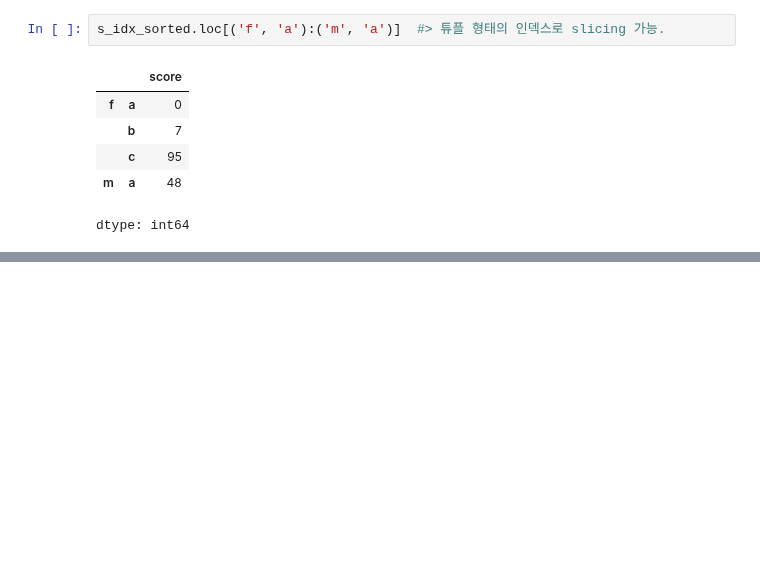
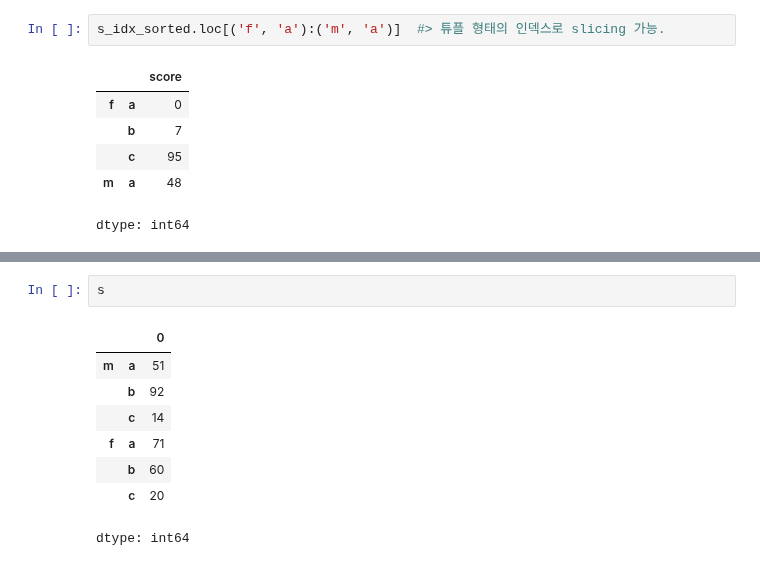
Before and after one commit to JakeOh/202511_BD53, a Jupyter notebook: lab_python/da11_index.ipynb, the cells around one changed output, grey strips where cells are left out. Drawn from its saved outputs; the diff is of its cells as text; blank space fills up the shorter version.

```diff
--- a/lab_python/da11_index.ipynb
+++ b/lab_python/da11_index.ipynb
@@ -193,0 +306,11 @@ dtype: int64
+# %%
+s
+# %% [output]
+|  |  | 0 |
+| m | a | 51 |
+|  | b | 92 |
+|  | c | 14 |
+| f | a | 71 |
+|  | b | 60 |
+|  | c | 20 |
+dtype: int64
```
Also changed, not shown: parts of 13 cells of this notebook.
